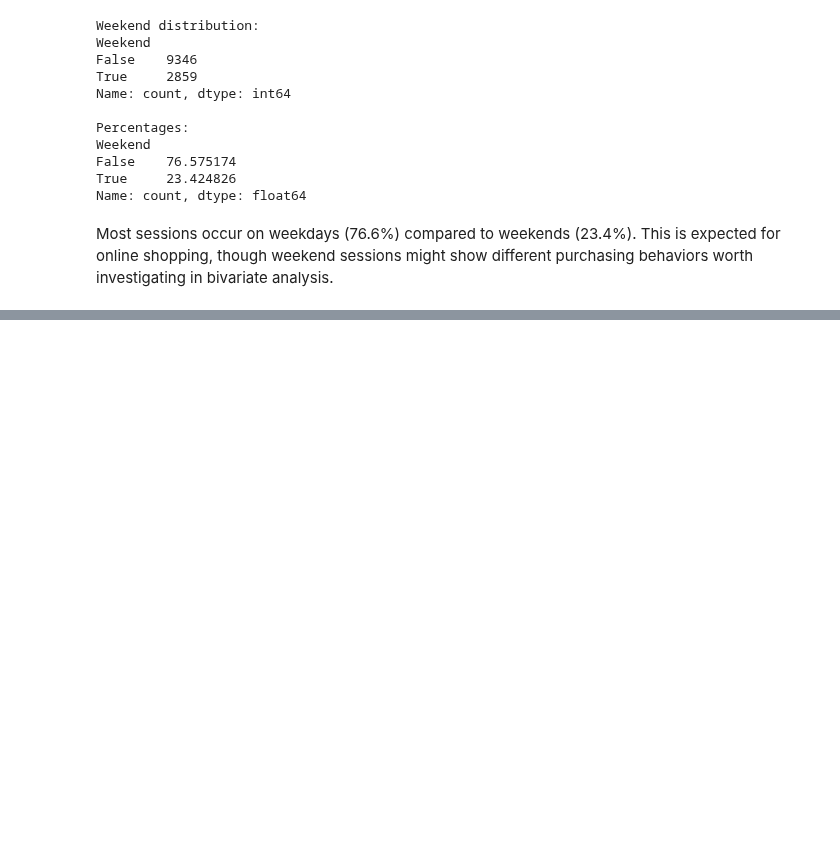
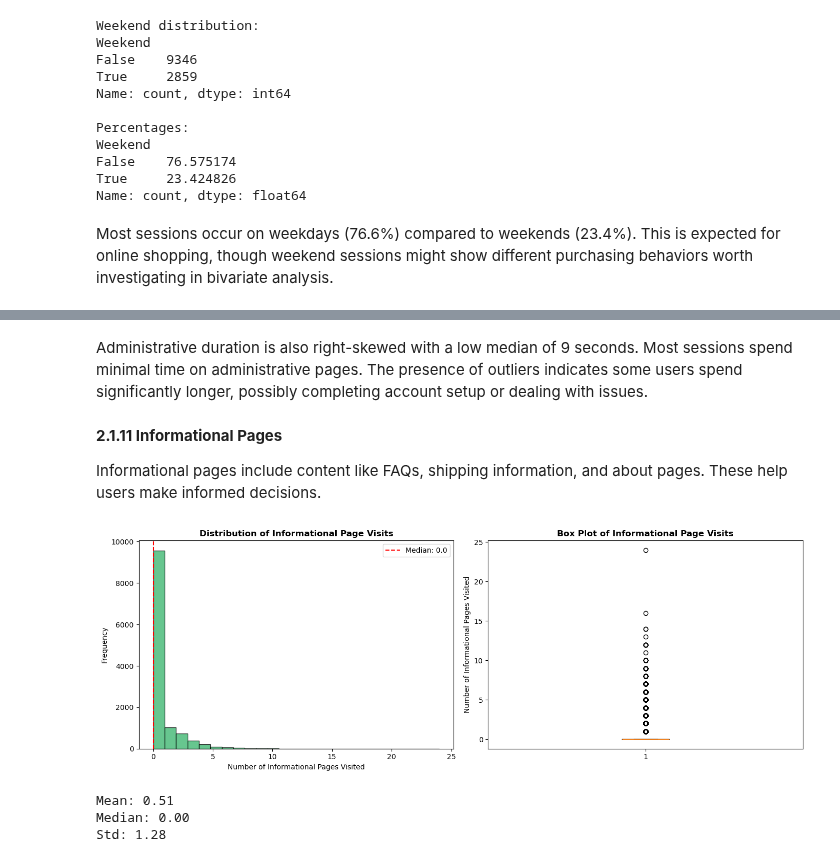
Before and after one commit to JackyDo2005/A3_PDS_RMIT, a Jupyter notebook: Assignment3.ipynb, the cells around one changed output, grey strips where cells are left out. Drawn from its saved outputs; the diff is of its cells as text; code cells hidden in the pictures; blank space fills up the shorter version.

```diff
--- a/Assignment3.ipynb
+++ b/Assignment3.ipynb
@@ -695,0 +762,35 @@ Most sessions occur on weekdays (76.6%) compared to weekends (23.4%). This is ex
+# %% [markdown]
+Administrative duration is also right-skewed with a low median of 9 seconds. Most sessions spend minimal time on administrative pages. The presence of outliers indicates some users spend significantly longer, possibly completing account setup or dealing with issues.
+# %% [markdown]
+**2.1.11 Informational Pages**
+
+Informational pages include content like FAQs, shipping information, and about pages. These help users make informed decisions.
+# %%
+# distribution of Informational pages visited
+fig, axes = plt.subplots(1, 2, figsize=(14, 5))
+
+# histogram
+axes[0].hist(df_clean['Informational'], bins=25, color='#27ae60', edgecolor='black', alpha=0.7)
+axes[0].set_title('Distribution of Informational Page Visits', fontsize=12, fontweight='bold')
+axes[0].set_xlabel('Number of Informational Pages Visited', fontsize=10)
+axes[0].set_ylabel('Frequency', fontsize=10)
+axes[0].axvline(df_clean['Informational'].median(), color='red', linestyle='--',
+                label=f'Median: {df_clean["Informational"].median()}')
+axes[0].legend()
+
+# box plot
+axes[1].boxplot(df_clean['Informational'], vert=True)
+axes[1].set_title('Box Plot of Informational Page Visits', fontsize=12, fontweight='bold')
+axes[1].set_ylabel('Number of Informational Pages Visited', fontsize=10)
+
+plt.tight_layout()
+plt.show()
+
+print(f"Mean: {df_clean['Informational'].mean():.2f}")
+print(f"Median: {df_clean['Informational'].median():.2f}")
+print(f"Std: {df_clean['Informational'].std():.2f}")
+# %% [output]
+[figure, added]
+Mean: 0.51
+Median: 0.00
+Std: 1.28
```
Also changed, not shown: parts of 29 cells of this notebook.
